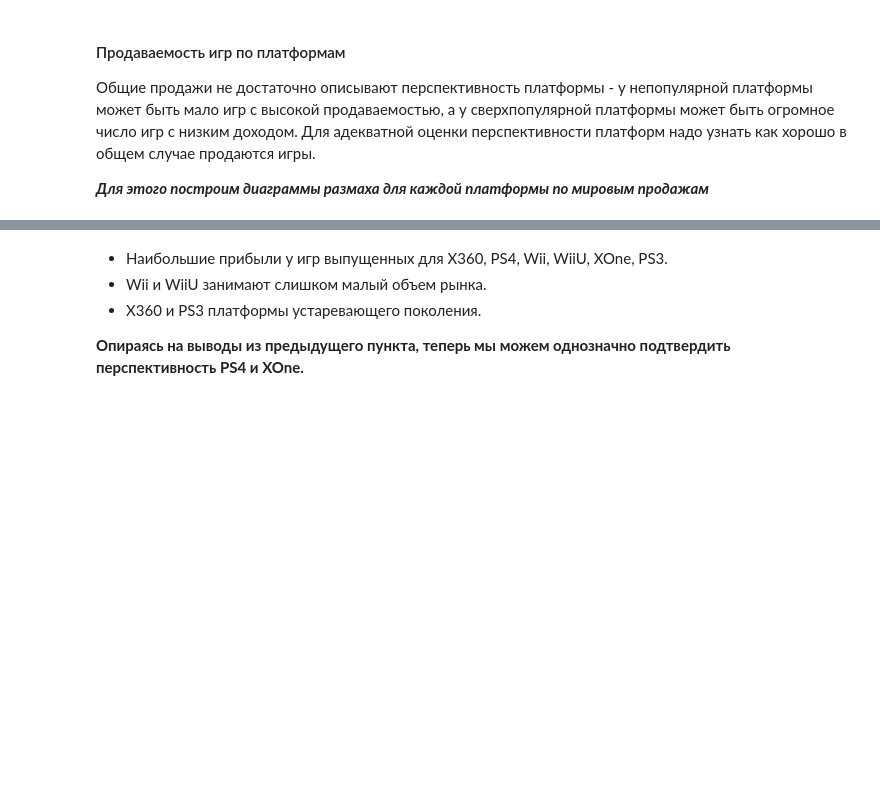
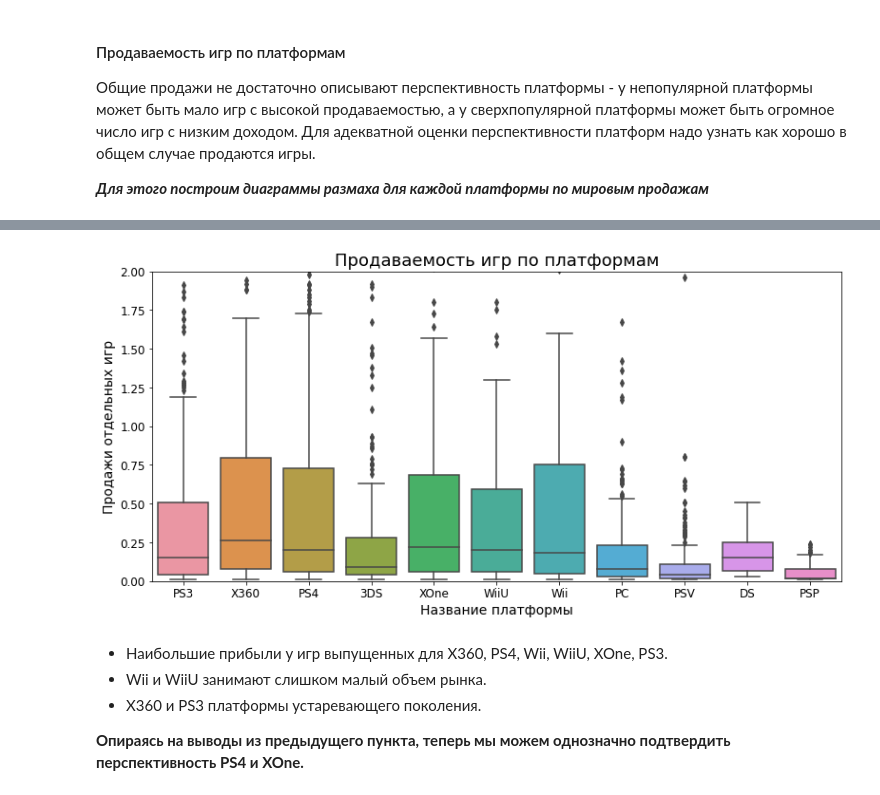
Before and after one commit to Isaaj/practicum_yandex, a Jupyter notebook: 5-EDA-stats/stream4ik.ipynb, the cells around one changed output, grey strips where cells are left out. Cells and saved outputs as stored; diff of their text form; code cells hidden in the pictures; blank space fills up the shorter version.

```diff
--- a/5-EDA-stats/stream4ik.ipynb
+++ b/5-EDA-stats/stream4ik.ipynb
@@ -640,7 +641,7 @@ plt.xticks(range(2013, 2017));
 # %%
 sns.boxplot(data=work_set, x='platform', y='world_sales')
 
-plt.title('Продаваемость игр по платформам', fontsize=14)
+plt.title('Продаваемость игр по платформам')
 plt.xlabel('Название платформы')
 plt.ylabel('Продажи отдельных игр')
 plt.ylim(0, 2);
@@ -649,3 +649,4 @@ plt.ylim(0, 2);
+[figure, added]
 # %% [markdown]
 - Наибольшие прибыли у игр выпущенных для X360, PS4, Wii, WiiU, XOne, PS3.
 - Wii и WiiU занимают слишком малый объем рынка.
```
Also changed, not shown: parts of 19 cells of this notebook, 6 other files.
